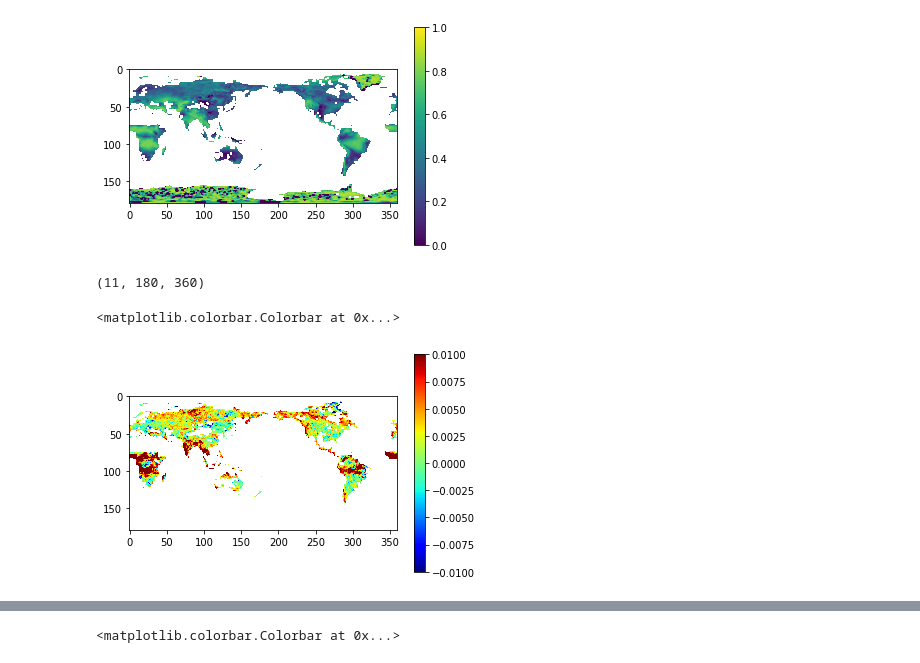
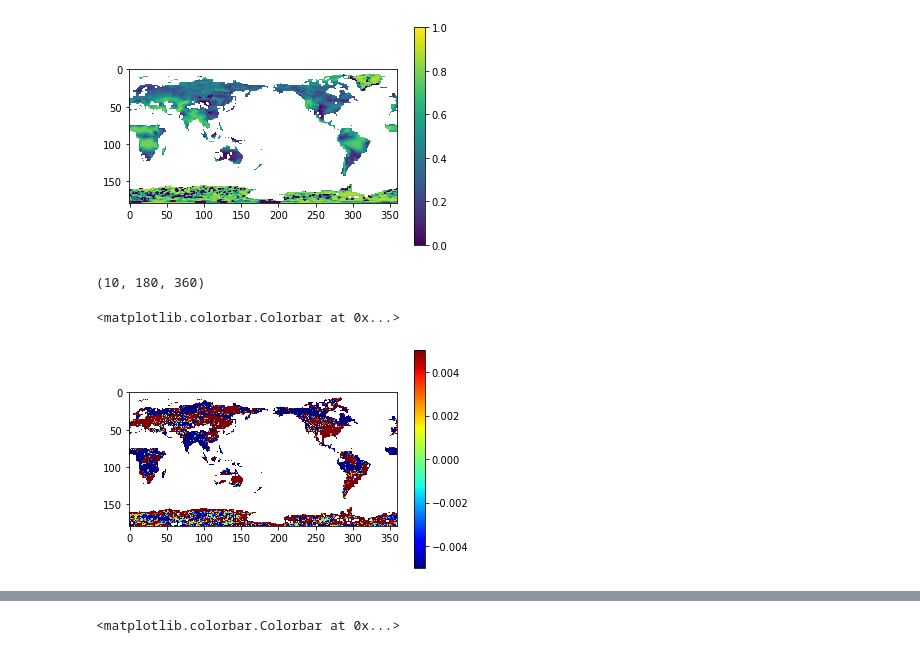
Before and after one commit to leelew/NeuralZoo, a Jupyter notebook: experiments/ERA5/plot.ipynb, the cells around one changed output, grey strips where cells are left out. Drawn from its saved outputs; the diff is of its cells as text; code cells hidden in the pictures.

```diff
--- a/experiments/ERA5/plot.ipynb
+++ b/experiments/ERA5/plot.ipynb
@@ -210,22 +210,23 @@ plt.colorbar()
 # %%
 from plot import output_preprocessor, select_best_model
 
-mdl_list=['Ridge', 'KNN', 'ELM', 'Adaboost','GBDT','RF', 'Xgboost', 'LightGBM', 'RNN','GRU','LSTM']
+mdl_list=['Ridge', 'KNN', 'ELM', 'Adaboost', 'GBDT',
+                  'Xgboost', 'LightGBM', 'RNN', 'GRU', 'LSTM']
 color_list=['pink', 'lightblue', 'yellow', 'lightgreen', 'lightgreen', 'lightgreen', 'lightgreen','lightgreen', 'red','red','red']
 file_type='.pickle'
 
 bias, rmse, nse, wi, kge, r, m1, m2, mae, mse, score_, std1, std2 = output_preprocessor(
         mdl_list=mdl_list,
-        file_path='/Users/lewlee/Desktop/MetReg/experiments/ERA5/score/15D/',
-        file_type=file_type)
+        file_path='/Users/lewlee/Desktop/MetReg/experiments/ERA5/score/7D/',
+        )
 # %%
 nse.shape
 # %% [output]
-(11, 180, 360)
+(10, 180, 360)
 # %%
 import matplotlib.pyplot as plt
-plt.imshow(rmse[-1,:,:]-rmse[4,:,:], vmin=-0.01, vmax=0.01, cmap='jet')
+plt.imshow(nse[-1,:,:]-nse[-4,:,:], vmin=-0.005, vmax=0.005, cmap='jet')
 plt.colorbar()
 # %% [output]
 <matplotlib.colorbar.Colorbar at 0x...>
-[figure, old version]
+[figure, new version]
```
Also changed, not shown: parts of 1 cell of this notebook, 8 other files.
